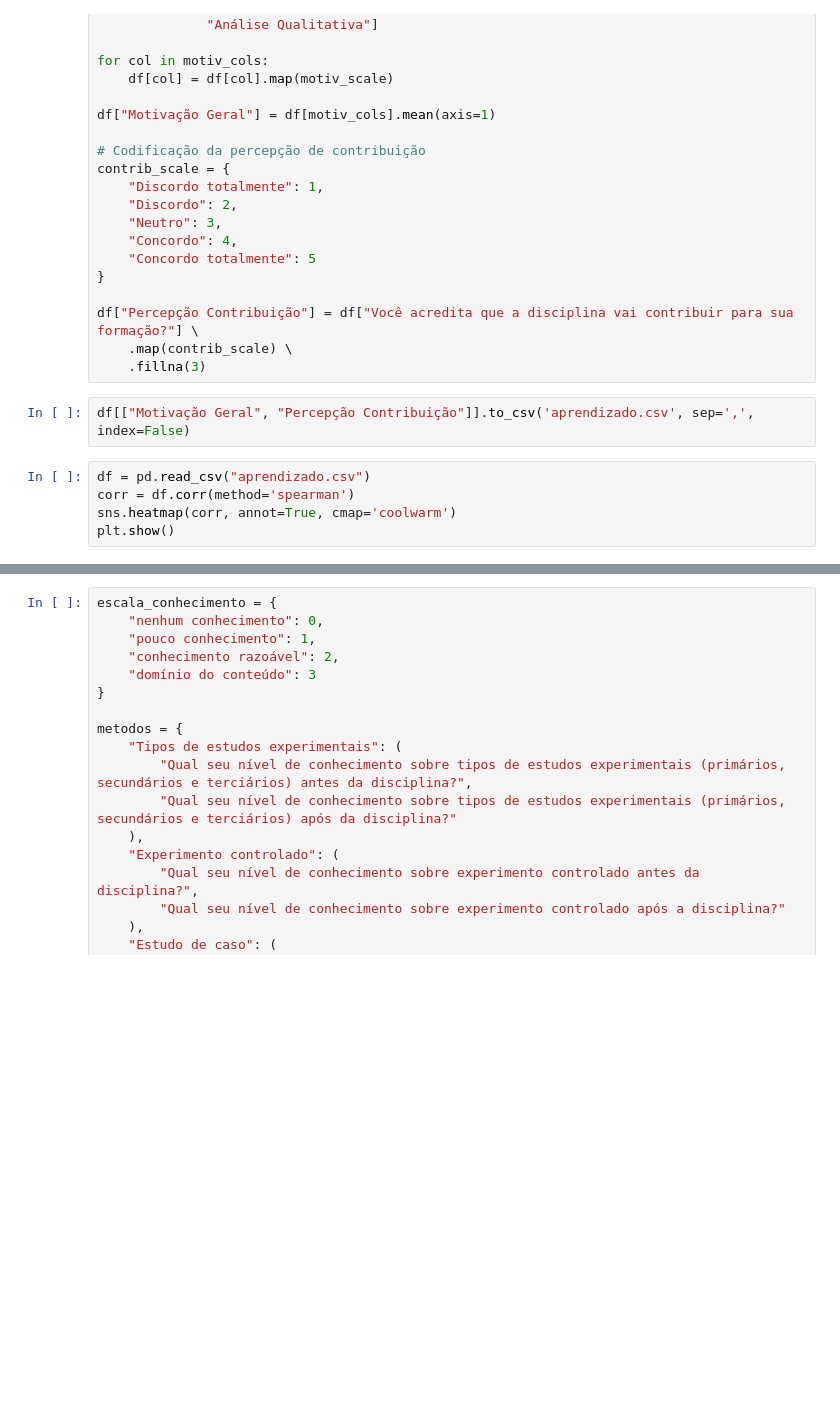
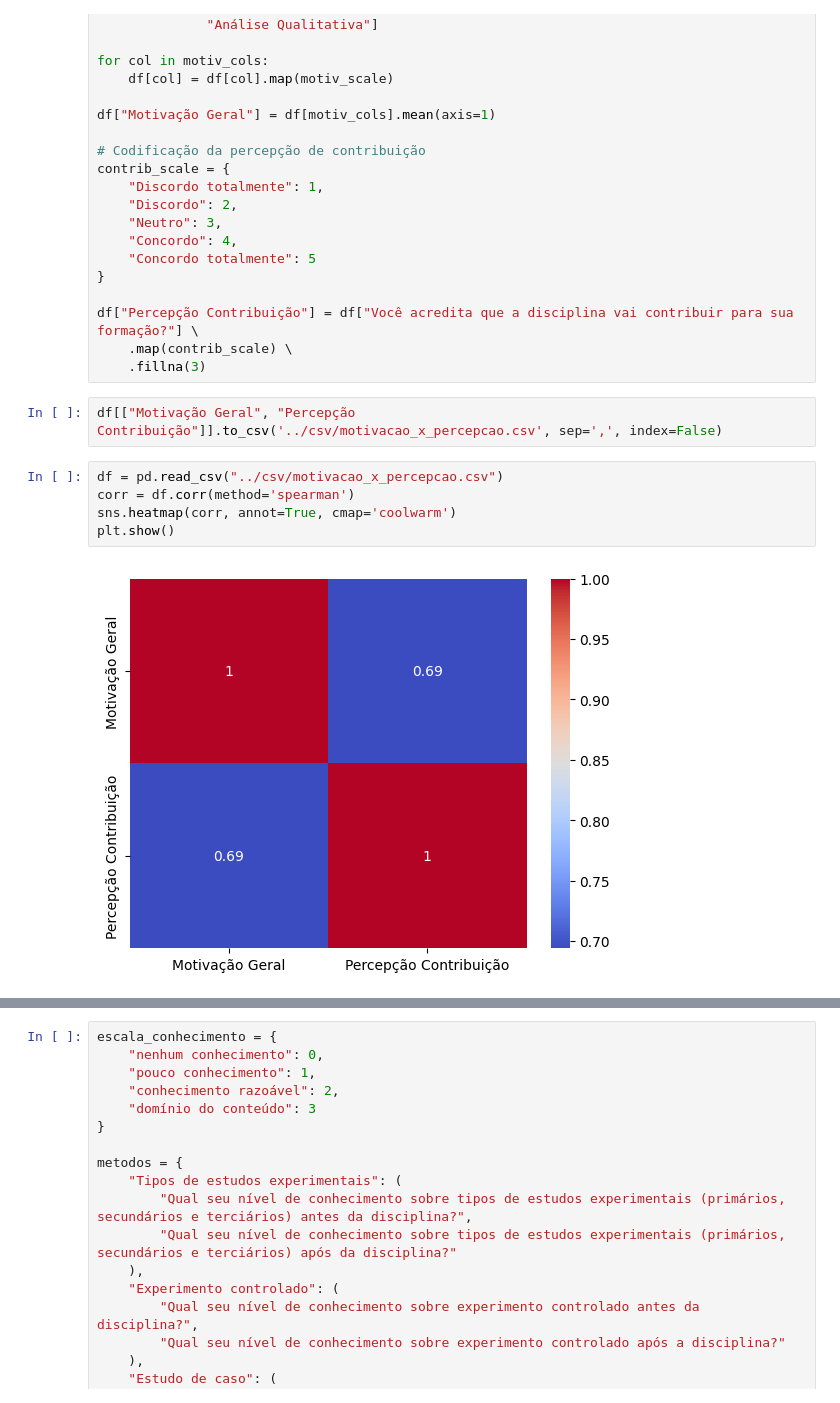
Before and after one commit to caiocezzarpng/ees-feedback, a Jupyter notebook: notebooks/analise_motivacao_contribuicao.ipynb, the cells around one changed output, grey strips where cells are left out. Drawn from its saved outputs; the diff is of its cells as text; blank space fills up the shorter version.

```diff
--- a/notebooks/analise_motivacao_contribuicao.ipynb
+++ b/notebooks/analise_motivacao_contribuicao.ipynb
@@ -73,12 +73,14 @@ df["Percepção Contribuição"] = df["Você acredita que a disciplina vai contr
     .map(contrib_scale) \
     .fillna(3)
 # %%
-df[["Motivação Geral", "Percepção Contribuição"]].to_csv('aprendizado.csv', sep=',', index=False)
+df[["Motivação Geral", "Percepção Contribuição"]].to_csv('../csv/motivacao_x_percepcao.csv', sep=',', index=False)
 # %%
-df = pd.read_csv("aprendizado.csv")
+df = pd.read_csv("../csv/motivacao_x_percepcao.csv")
 corr = df.corr(method='spearman')
 sns.heatmap(corr, annot=True, cmap='coolwarm')
 plt.show()
+# %% [output]
+[figure, added]
 # %%
 corr, p_value = spearmanr(df["Motivação Geral"], df["Percepção Contribuição"])
 
```
Also changed, not shown: parts of 2 cells of this notebook, 1 other file.
